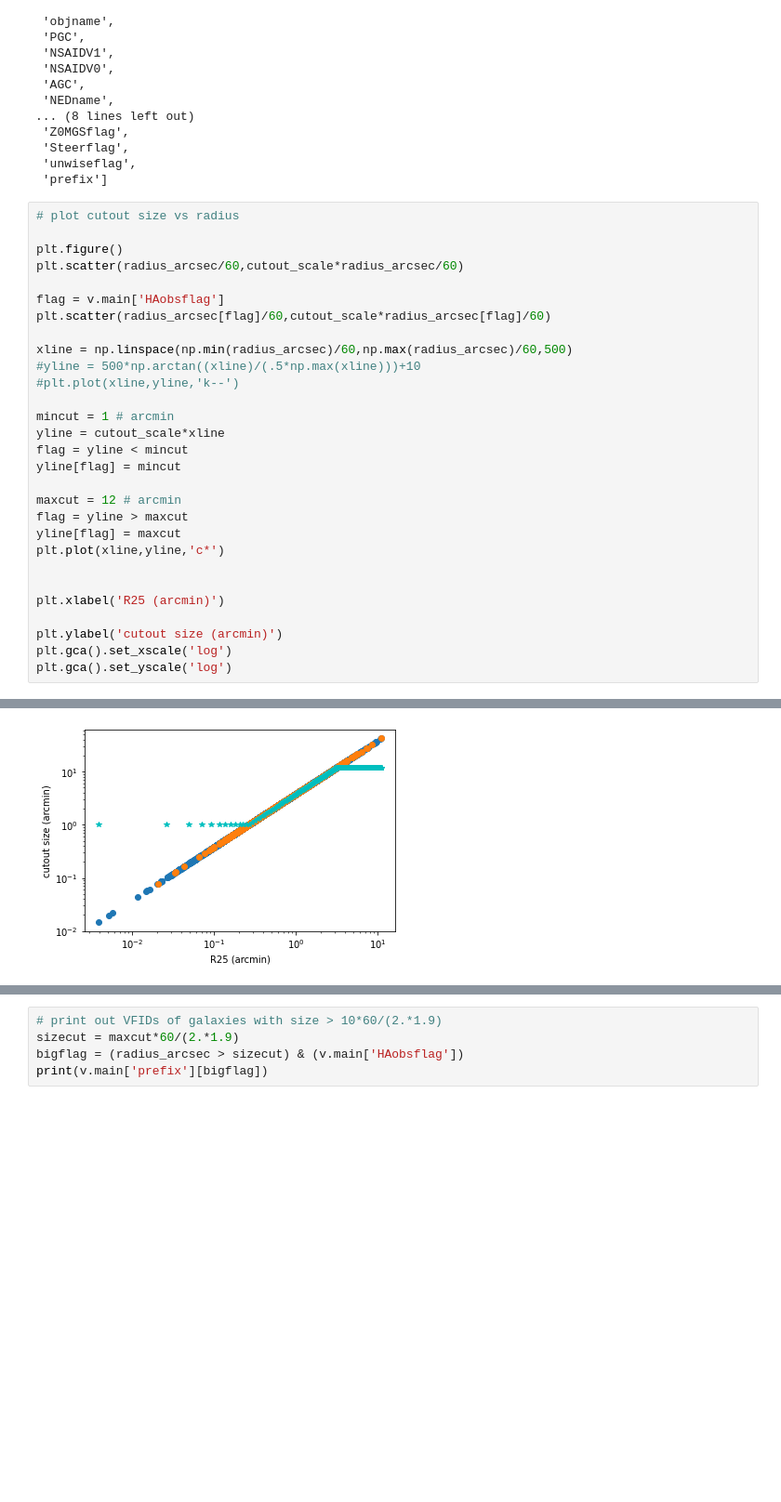
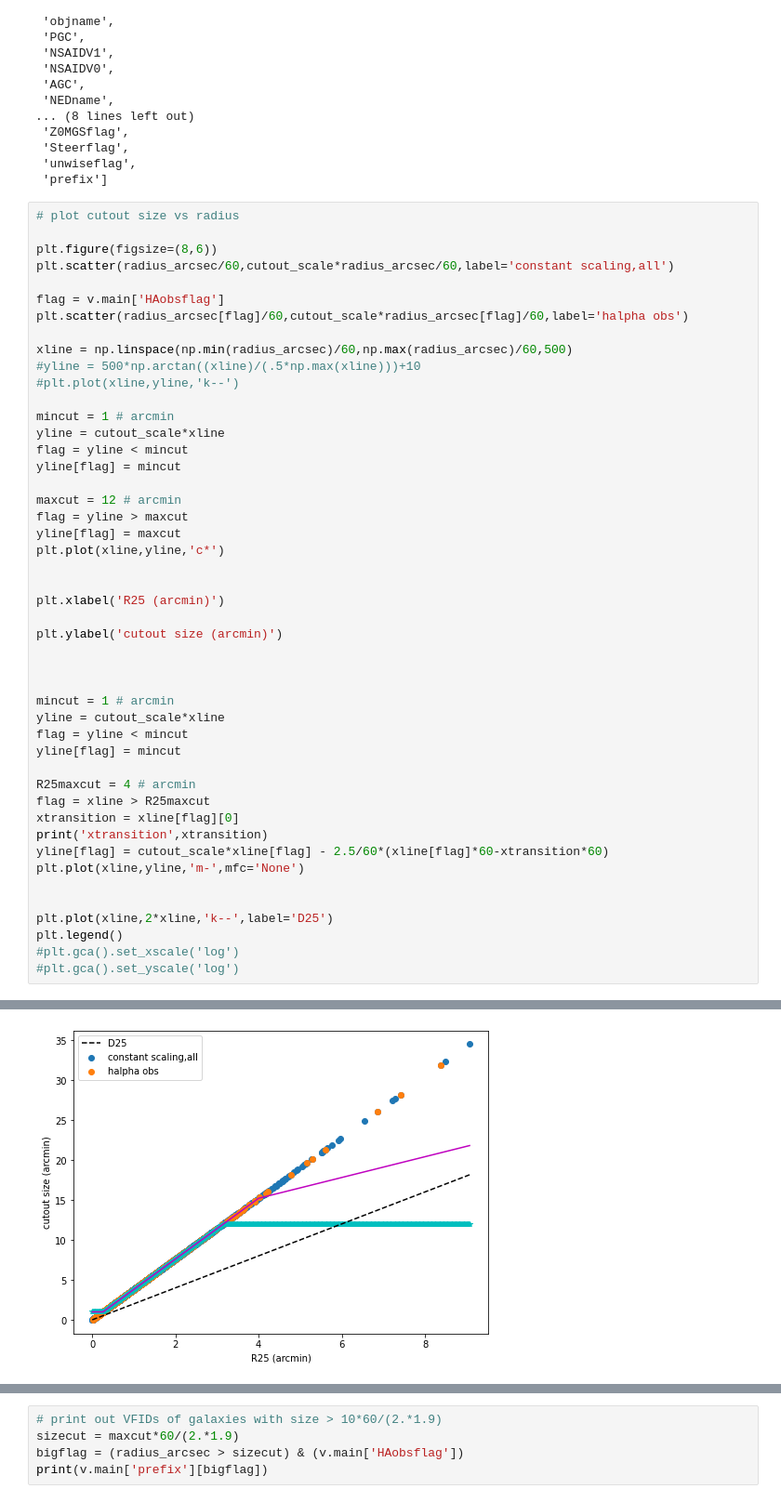
Before and after one commit to rfinn/havirgo, a Jupyter notebook: notebooks/cutout-sizing.ipynb, the cells around one changed output, grey strips where cells are left out. Shown: that part at 93% size. Cells and saved outputs as stored; diff of their text form; blank space fills up the shorter version.

```diff
--- a/notebooks/cutout-sizing.ipynb
+++ b/notebooks/cutout-sizing.ipynb
@@ -136,11 +136,11 @@ v.main.colnames
 # %%
 # plot cutout size vs radius
 
-plt.figure()
-plt.scatter(radius_arcsec/60,cutout_scale*radius_arcsec/60)
+plt.figure(figsize=(8,6))
+plt.scatter(radius_arcsec/60,cutout_scale*radius_arcsec/60,label='constant scaling,all')
 
 flag = v.main['HAobsflag']
-plt.scatter(radius_arcsec[flag]/60,cutout_scale*radius_arcsec[flag]/60)
+plt.scatter(radius_arcsec[flag]/60,cutout_scale*radius_arcsec[flag]/60,label='halpha obs')
 
 xline = np.linspace(np.min(radius_arcsec)/60,np.max(radius_arcsec)/60,500)
 #yline = 500*np.arctan((xline)/(.5*np.max(xline)))+10
@@ -160,6 +160,24 @@ plt.plot(xline,yline,'c*')
 plt.xlabel('R25 (arcmin)')
 
 plt.ylabel('cutout size (arcmin)')
-plt.gca().set_xscale('log')
-plt.gca().set_yscale('log')
+
+
+
+mincut = 1 # arcmin
+yline = cutout_scale*xline
+flag = yline < mincut
+yline[flag] = mincut
+
+R25maxcut = 4 # arcmin
+flag = xline > R25maxcut
+xtransition = xline[flag][0]
+print('xtransition',xtransition)
+yline[flag] = cutout_scale*xline[flag] - 2.5/60*(xline[flag]*60-xtransition*60)
+plt.plot(xline,yline,'m-',mfc='None')
+
+
+plt.plot(xline,2*xline,'k--',label='D25')
+plt.legend()
+#plt.gca().set_xscale('log')
+#plt.gca().set_yscale('log')
 # %% [output]
@@ -166 +186 @@ plt.gca().set_yscale('log')
-[figure, old version]
+[figure, new version]
```
Also changed, not shown: parts of 5 cells of this notebook.
